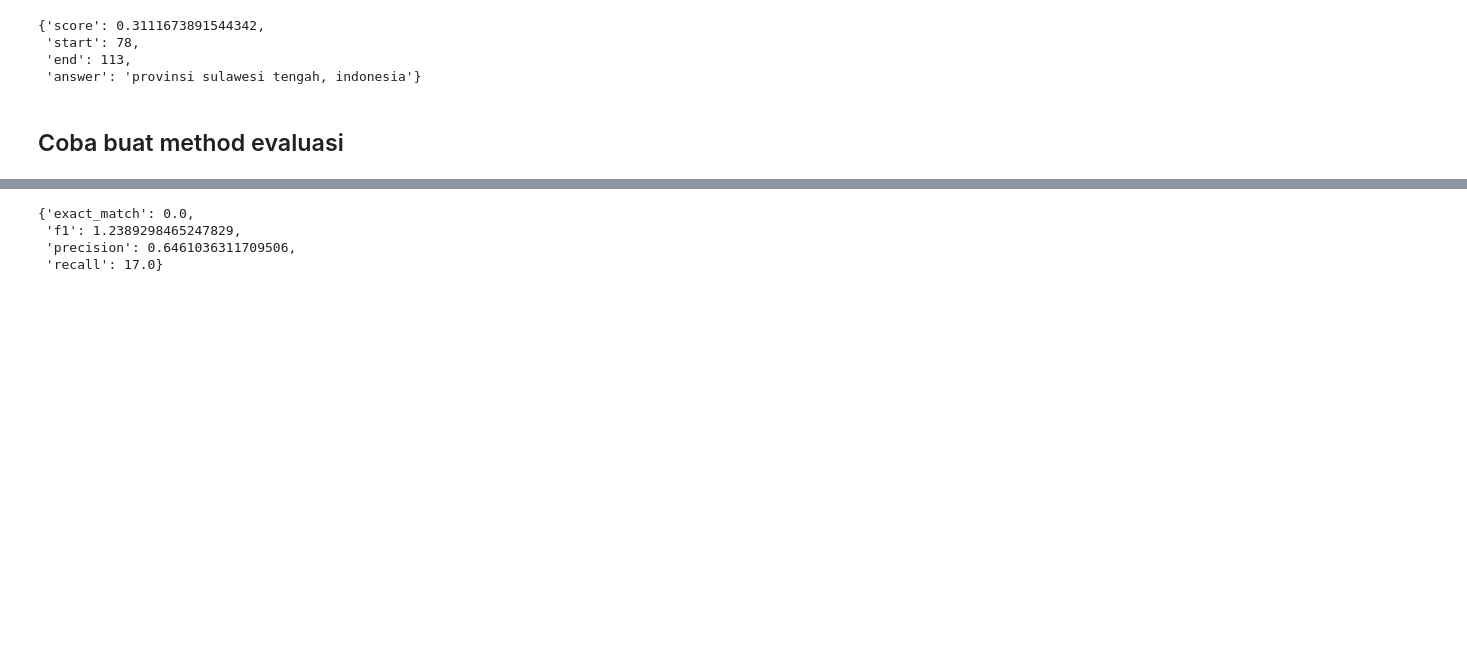
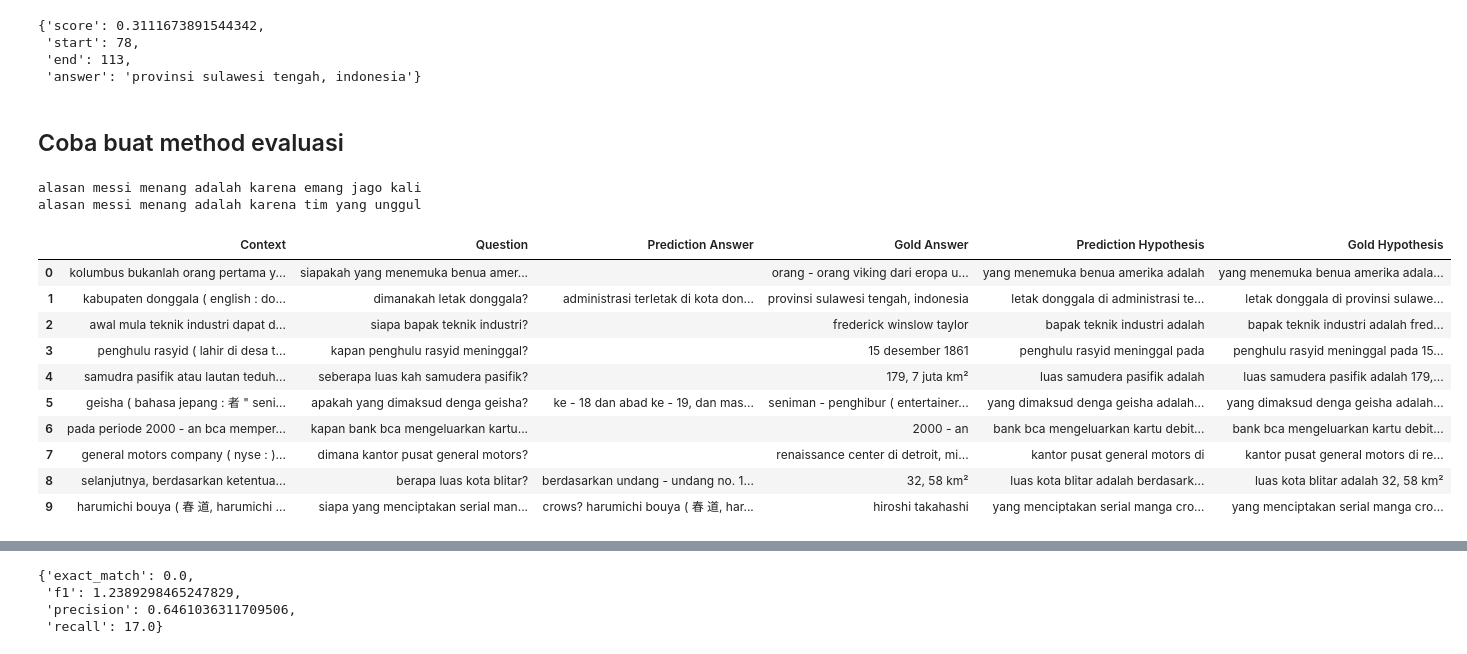
Before and after one commit to muhammadravi251001/qas-with-indonli, a Jupyter notebook: utilities/Alur 2 - newest.ipynb, the cells around one changed output, grey strips where cells are left out. Saved outputs shown, nothing was run; the diff lists cells and outputs as text; code cells hidden in the pictures; blank space fills up the shorter version.

Commit message:
finish modifying type_qas

```diff
--- a/utilities/Alur 2 - newest.ipynb
+++ b/utilities/Alur 2 - newest.ipynb
@@ -830,0 +1084,8 @@ def smoothing(question, context, type):
+# %%
+pred_hypothesis, gold_hypothesis = smoothing("kenapa messi menang?", "emang jago kali", "tim yang unggul",
+                                            type="rule based")
+print(pred_hypothesis)
+print(gold_hypothesis)
+# %% [output]
+alasan messi menang adalah karena emang jago kali
+alasan messi menang adalah karena tim yang unggul
@@ -957,3 +1258,18 @@ eval_result = evaluation(predict_result)
+# %%
+eval_result = evaluation(predict_result, type_smoothing='rule based', type_qas='entailment or neutral')
+eval_result
+# %% [output]
+|  | Context | Question | Prediction Answer | Gold Answer | Prediction Hypothesis | Gold Hypothesis |
+| 0 | kolumbus bukanlah orang pertama y... | siapakah yang menemuka benua amer... |  | orang - orang viking dari eropa u... | yang menemuka benua amerika adalah | yang menemuka benua amerika adala... |
+| 1 | kabupaten donggala ( english : do... | dimanakah letak donggala? | administrasi terletak di kota don... | provinsi sulawesi tengah, indonesia | letak donggala di administrasi te... | letak donggala di provinsi sulawe... |
+| 2 | awal mula teknik industri dapat d... | siapa bapak teknik industri? |  | frederick winslow taylor | bapak teknik industri adalah | bapak teknik industri adalah fred... |
+| 3 | penghulu rasyid ( lahir di desa t... | kapan penghulu rasyid meninggal? |  | 15 desember 1861 | penghulu rasyid meninggal pada | penghulu rasyid meninggal pada 15... |
+| 4 | samudra pasifik atau lautan teduh... | seberapa luas kah samudera pasifik? |  | 179, 7 juta km² | luas samudera pasifik adalah | luas samudera pasifik adalah 179,... |
+| 5 | geisha ( bahasa jepang : 者 " seni... | apakah yang dimaksud denga geisha? | ke - 18 dan abad ke - 19, dan mas... | seniman - penghibur ( entertainer... | yang dimaksud denga geisha adalah... | yang dimaksud denga geisha adalah... |
+| 6 | pada periode 2000 - an bca memper... | kapan bank bca mengeluarkan kartu... |  | 2000 - an | bank bca mengeluarkan kartu debit... | bank bca mengeluarkan kartu debit... |
+| 7 | general motors company ( nyse : )... | dimana kantor pusat general motors? |  | renaissance center di detroit, mi... | kantor pusat general motors di | kantor pusat general motors di re... |
+| 8 | selanjutnya, berdasarkan ketentua... | berapa luas kota blitar? | berdasarkan undang - undang no. 1... | 32, 58 km² | luas kota blitar adalah berdasark... | luas kota blitar adalah 32, 58 km² |
+| 9 | harumichi bouya ( 春 道, harumichi ... | siapa yang menciptakan serial man... | crows? harumichi bouya ( 春 道, har... | hiroshi takahashi | yang menciptakan serial manga cro... | yang menciptakan serial manga cro... |
 # %%
 eval_result
 # %% [output]
```
Also changed, not shown: parts of 9 cells of this notebook.
